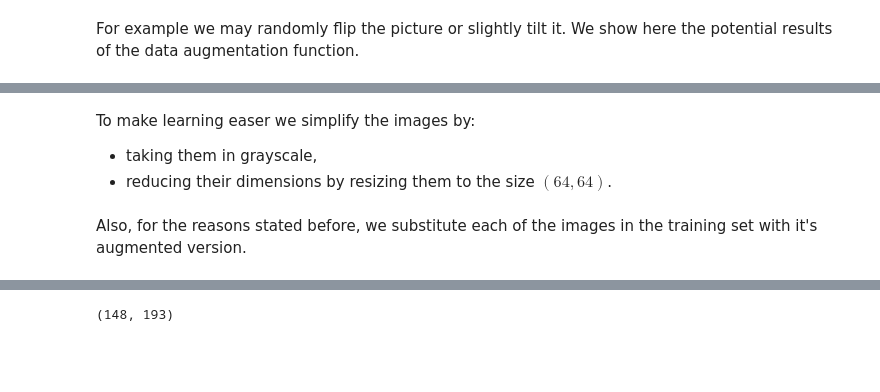
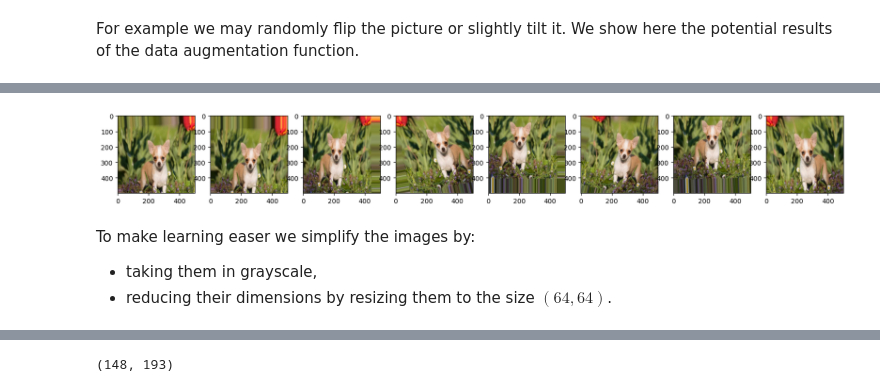
Before and after one commit to LuciaMellini/NNmuffinsChihuahuas, a Jupyter notebook: project.ipynb, the cells around one changed output, grey strips where cells are left out. Saved outputs shown, nothing was run; the diff lists cells and outputs as text; code cells hidden in the pictures; blank space fills up the shorter version.

Commit message:
add validation set & change data augmentation method

```diff
--- a/project.ipynb
+++ b/project.ipynb
@@ -123,16 +162,3 @@ def data_augmentation(images, data_augmentation_layers, training = True):
     return images
 # %% [markdown]
 For example we may randomly flip the picture or slightly tilt it. We show here the potential results of the data augmentation function.
-# %%
-data_augmentation_layers = [
-    layers.RandomFlip("horizontal"),
-    layers.RandomRotation(0.2),
-]
-
-plt.figure(figsize=(10, 10))
-for images, _ in train_ds.take(1):
-    for i in range(9):
-        augmented_images = data_augmentation(images, data_augmentation_layers, training=True)
-        ax = plt.subplot(3, 3, i + 1)
-        plt.imshow(np.array(augmented_images[0]).astype("uint8"))
-        plt.axis("off")
@@ -158,3 +165,33 @@ WARNING:tensorflow:Using a while_loop for converting ImageProjectiveTransformV3
+# %%
+from keras.preprocessing.image import ImageDataGenerator
+import numpy as np
+
+random_augmentation_parameters = {
+    'rotation_range': np.random.randint(-20, 20),
+    'width_shift_range': np.random.uniform(0.0, 0.2),
+    'height_shift_range': np.random.uniform(0.0, 0.2),
+    'shear_range': np.random.uniform(0.0, 0.2),
+    'zoom_range': np.random.uniform(0.0, 0.2),
+    'horizontal_flip': np.random.choice([True, False])
+}
+pic_path = os.path.join(train_ds_path, "chihuahua", "img_0_53.jpg")
+img = keras.preprocessing.image.load_img(pic_path, target_size= (500,500))
+img_tensor = keras.preprocessing.image.img_to_array(img)
+img_tensor = np.expand_dims(img_tensor, axis=0)
+
+datagen = ImageDataGenerator(**random_augmentation_parameters)
+
+pic = datagen.flow(img_tensor)
+plt.figure(figsize=(20,15))
+
+for i in range(1,9):
+  plt.subplot(1, 8, i)
+  batch = pic.next()
+  image_ = batch[0].astype('uint8')
+  plt.imshow(image_)
+plt.show()
+# %% [output]
+[figure, added]
 # %% [markdown]
 To make learning easer we simplify the images by:
 * taking them in grayscale,
@@ -182,5 +221,3 @@ for func_name, func in preprocess.items():
-# %% [markdown]
-Also, for the reasons stated before, we substitute each of the images in the training set with it's augmented version.
 # %%
 import math
 
```
Also changed, not shown: parts of 50 cells of this notebook.
